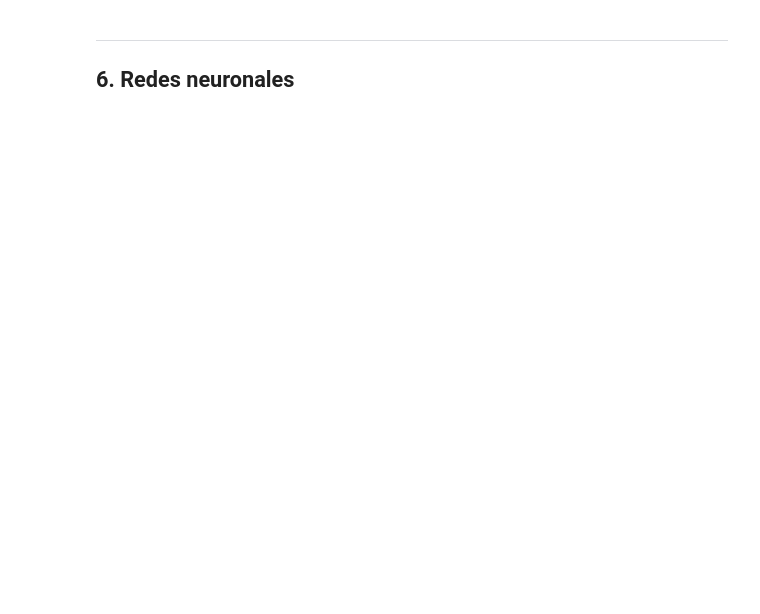
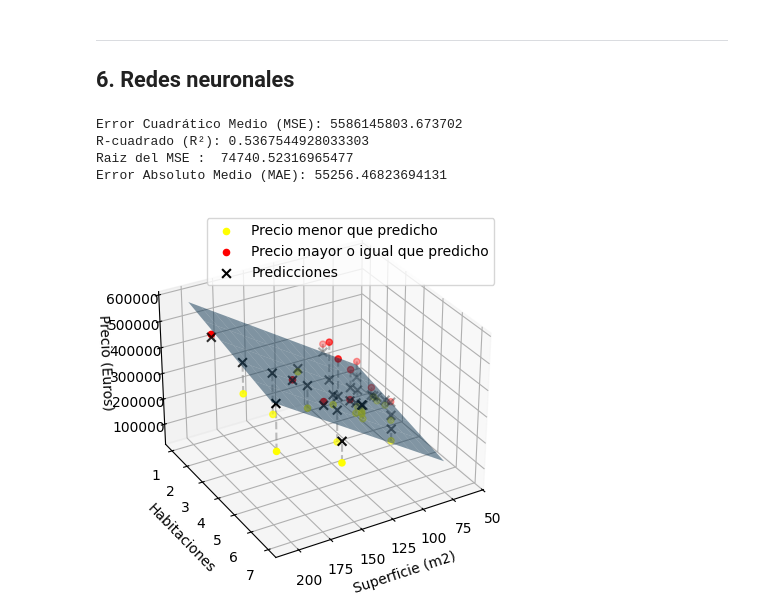
Before and after one commit to jaimoyok/Aprendizaje2025, a Jupyter notebook: P1/P1.ipynb, the cells around one changed output. Drawn from its saved outputs; the diff is of its cells as text; code cells hidden in the pictures; blank space fills up the shorter version.

```diff
--- a/P1/P1.ipynb
+++ b/P1/P1.ipynb
@@ -256,3 +272,24 @@ visualizar3D(modelo, X_test, y_test)
 ----
 
 ## 6. Redes neuronales
+# %%
+from sklearn.pipeline import make_pipeline
+from sklearn.preprocessing import StandardScaler
+from sklearn.neural_network import MLPRegressor
+
+# Crear el pipeline con StandardScaler y HuberRegressor
+modeloSinCapaOculta = make_pipeline(StandardScaler(),MLPRegressor(hidden_layer_sizes=(), activation='identity', solver='lbfgs', max_iter=5000))
+
+# Entrenar el modelo
+modeloSinCapaOculta.fit(X_train, y_train)
+
+# Calculo las metricas
+obtenerMetricas(modeloSinCapaOculta, X_test, y_test)
+
+visualizar3D(modeloSinCapaOculta, X_test, y_test)
+# %% [output]
+Error Cuadrático Medio (MSE): 5586145803.673702
+R-cuadrado (R²): 0.5367544928033303
+Raiz del MSE :  74740.52316965477
+Error Absoluto Medio (MAE): 55256.46823694131
+[figure, added]
```
Also changed, not shown: parts of 5 cells of this notebook.
